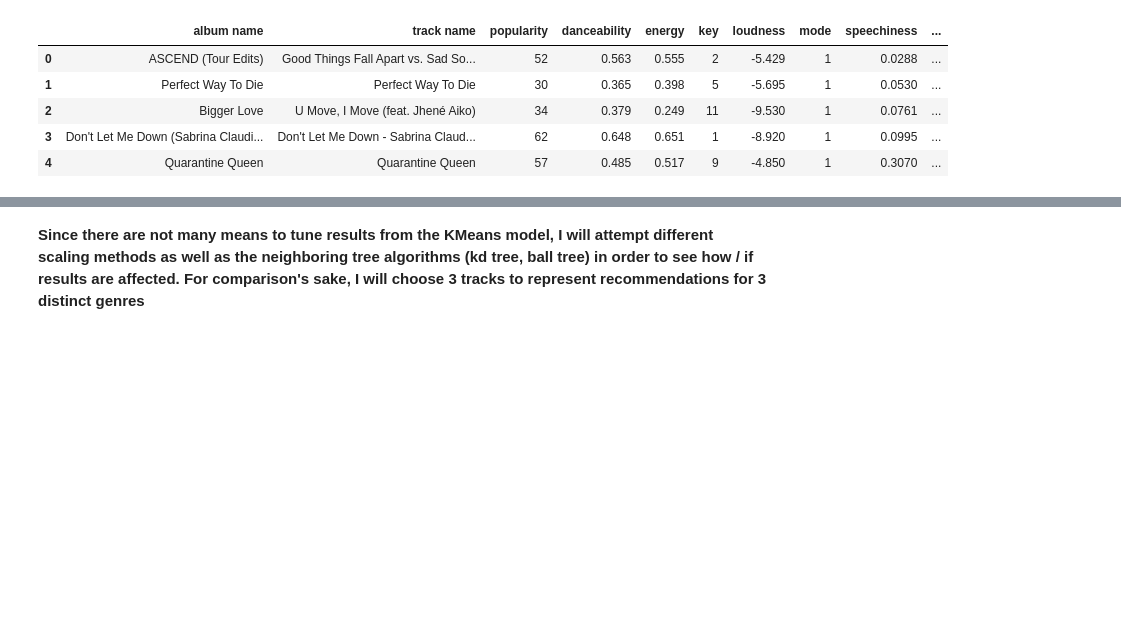
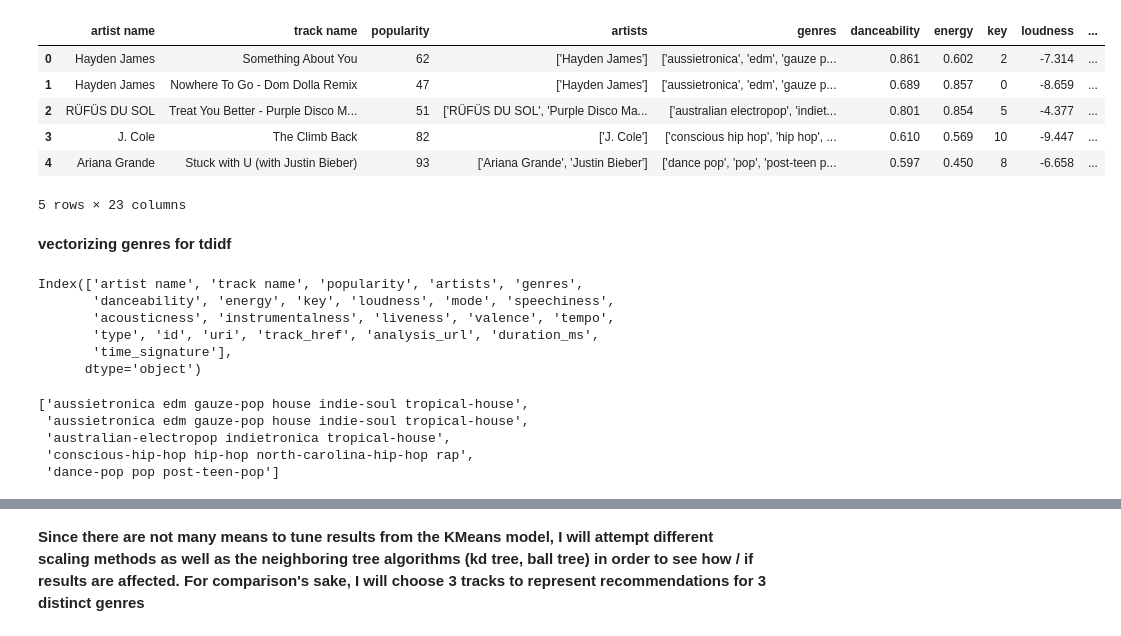
Before and after one commit to farkasdilemma/Springboard, a Jupyter notebook: Spotify Recommendations/04 Modeling.ipynb, the cells around one changed output, grey strips where cells are left out. Saved outputs shown, nothing was run; the diff lists cells and outputs as text; code cells hidden in the pictures; blank space fills up the shorter version.

```diff
--- a/Spotify Recommendations/04 Modeling.ipynb
+++ b/Spotify Recommendations/04 Modeling.ipynb
@@ -4,14 +4,26 @@ from matplotlib import pyplot as plt
 import seaborn as sns
 import os
 # %%
-path = 'data'
+#path = 'data'
 #os.chdir(path)
 df = pd.read_csv('working_data.csv')
 df.head()
 # %% [output]
-|  | album name | track name | popularity | danceability | energy | key | loudness | mode | speechiness | ... |
-| 0 | ASCEND (Tour Edits) | Good Things Fall Apart vs. Sad So... | 52 | 0.563 | 0.555 | 2 | -5.429 | 1 | 0.0288 | ... |
-| 1 | Perfect Way To Die | Perfect Way To Die | 30 | 0.365 | 0.398 | 5 | -5.695 | 1 | 0.0530 | ... |
-| 2 | Bigger Love | U Move, I Move (feat. Jhené Aiko) | 34 | 0.379 | 0.249 | 11 | -9.530 | 1 | 0.0761 | ... |
-| 3 | Don't Let Me Down (Sabrina Claudi... | Don't Let Me Down - Sabrina Claud... | 62 | 0.648 | 0.651 | 1 | -8.920 | 1 | 0.0995 | ... |
-| 4 | Quarantine Queen | Quarantine Queen | 57 | 0.485 | 0.517 | 9 | -4.850 | 1 | 0.3070 | ... |
+|  | artist name | track name | popularity | artists | genres | danceability | energy | key | loudness | ... |
+| 0 | Hayden James | Something About You | 62 | ['Hayden James'] | ['aussietronica', 'edm', 'gauze p... | 0.861 | 0.602 | 2 | -7.314 | ... |
+| 1 | Hayden James | Nowhere To Go - Dom Dolla Remix | 47 | ['Hayden James'] | ['aussietronica', 'edm', 'gauze p... | 0.689 | 0.857 | 0 | -8.659 | ... |
+| 2 | RÜFÜS DU SOL | Treat You Better - Purple Disco M... | 51 | ['RÜFÜS DU SOL', 'Purple Disco Ma... | ['australian electropop', 'indiet... | 0.801 | 0.854 | 5 | -4.377 | ... |
+| 3 | J. Cole | The Climb Back | 82 | ['J. Cole'] | ['conscious hip hop', 'hip hop', ... | 0.610 | 0.569 | 10 | -9.447 | ... |
+| 4 | Ariana Grande | Stuck with U (with Justin Bieber) | 93 | ['Ariana Grande', 'Justin Bieber'] | ['dance pop', 'pop', 'post-teen p... | 0.597 | 0.450 | 8 | -6.658 | ... |
+5 rows × 23 columns
+# %% [markdown]
+**vectorizing genres for tdidf**
+# %%
+df.columns
+# %% [output]
+Index(['artist name', 'track name', 'popularity', 'artists', 'genres',
+       'danceability', 'energy', 'key', 'loudness', 'mode', 'speechiness',
+       'acousticness', 'instrumentalness', 'liveness', 'valence', 'tempo',
+       'type', 'id', 'uri', 'track_href', 'analysis_url', 'duration_ms',
+       'time_signature'],
+      dtype='object')
@@ -17,0 +47,11 @@ df.head()
+# %%
+genre_join()
+for line in range(len(genre_string)):
+    genre_string[line] = ' '.join(genre_string[line])
+genre_string[:5]
+# %% [output]
+['aussietronica edm gauze-pop house indie-soul tropical-house',
+ 'aussietronica edm gauze-pop house indie-soul tropical-house',
+ 'australian-electropop indietronica tropical-house',
+ 'conscious-hip-hop hip-hop north-carolina-hip-hop rap',
+ 'dance-pop pop post-teen-pop']
```
Also changed, not shown: parts of 23 cells of this notebook.
